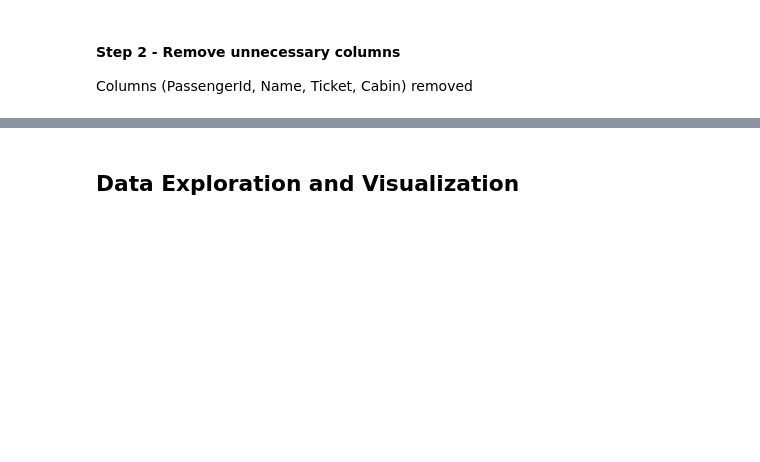
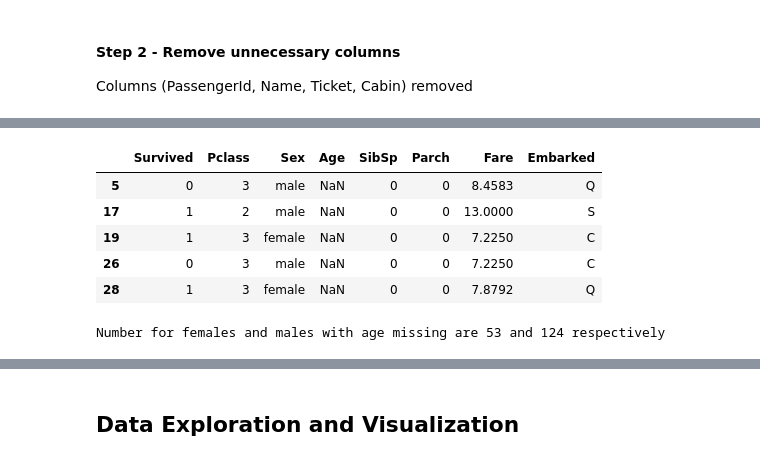
Before and after one commit to jasonicarter/udacity, a Jupyter notebook: P2_Titanic_Data_Analysis/TitanicData.ipynb, the cells around one changed output, grey strips where cells are left out. Saved outputs shown, nothing was run; the diff lists cells and outputs as text; code cells hidden in the pictures; blank space fills up the shorter version.

```diff
--- a/P2_Titanic_Data_Analysis/TitanicData.ipynb
+++ b/P2_Titanic_Data_Analysis/TitanicData.ipynb
@@ -160,0 +154,18 @@ Talk about formatting embarked and sex to string and the entries with missing va
+# %%
+# Review some of the missing Age data
+missing_age_bool = pd.isnull(titanic_data_cleansed['Age'])
+titanic_data_cleansed[missing_age_bool].head()
+# %% [output]
+|  | Survived | Pclass | Sex | Age | SibSp | Parch | Fare | Embarked |
+| 5 | 0 | 3 | male | NaN | 0 | 0 | 8.4583 | Q |
+| 17 | 1 | 2 | male | NaN | 0 | 0 | 13.0000 | S |
+| 19 | 1 | 3 | female | NaN | 0 | 0 | 7.2250 | C |
+| 26 | 0 | 3 | male | NaN | 0 | 0 | 7.2250 | C |
+| 28 | 1 | 3 | female | NaN | 0 | 0 | 7.8792 | Q |
+# %%
+# Determine number of males and females with missing age values
+print 'Number for females and males with age missing are {} and {} respectively'.format(
+(titanic_data_cleansed[missing_age_bool]['Sex'] == 'female').sum(),
+(titanic_data_cleansed[missing_age_bool]['Sex'] == 'male').sum())
+# %% [output]
+Number for females and males with age missing are 53 and 124 respectively
```
Also changed, not shown: parts of 15 cells of this notebook.
